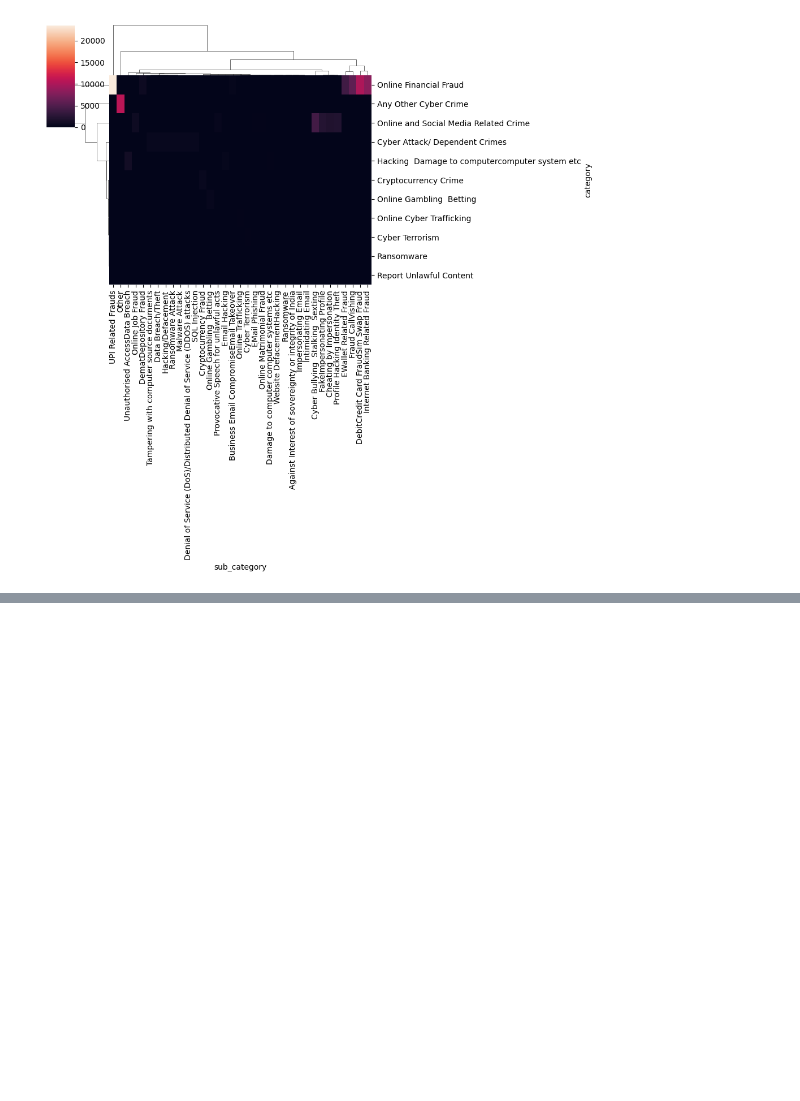
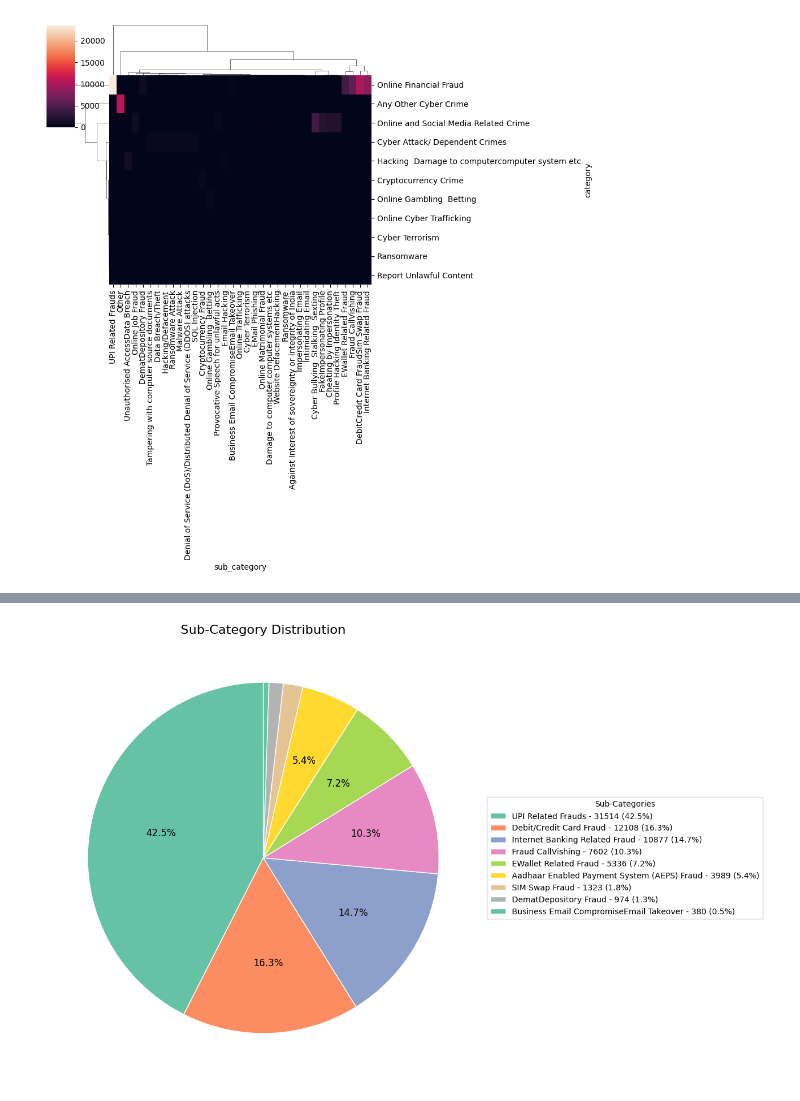
Before and after one commit to shashbha14/X, a Jupyter notebook: EDA.ipynb, the cells around one changed output, grey strips where cells are left out. Cells and saved outputs as stored; diff of their text form; code cells hidden in the pictures; blank space fills up the shorter version.

```diff
--- a/EDA.ipynb
+++ b/EDA.ipynb
@@ -908,0 +387,17 @@ CommitInfo(commit_url='https://huggingface.co/Darshankochar022/cyberguard_BERT_C
+# %%
+plt.figure(figsize=(12, 10))
+wedges, texts, autotexts = plt.pie(subcategory_counts['count'],
+                                   autopct=autopct_function,
+                                   startangle=90,
+                                   colors=palette,
+                                   textprops={'fontsize': 12},
+                                   wedgeprops={'linewidth': 1, 'edgecolor': 'white'})
+
+plt.gca().set_aspect('equal')
+plt.title('Sub-Category Distribution', fontsize=16)
+legend_labels = [f'{subcategory_counts["sub_category"][i]} - {subcategory_counts["count"][i]} ({(subcategory_counts["count"][i] / subcategory_counts["count"].sum()) * 100:.1f}%)' for i in range(len(subcategory_counts))]
+plt.legend(wedges, legend_labels, title="Sub-Categories", loc="center left", bbox_to_anchor=(1, 0, 0.5, 1))
+
+plt.show()
+# %% [output]
+[figure, added]
```
Also changed, not shown: parts of 75 cells of this notebook.
